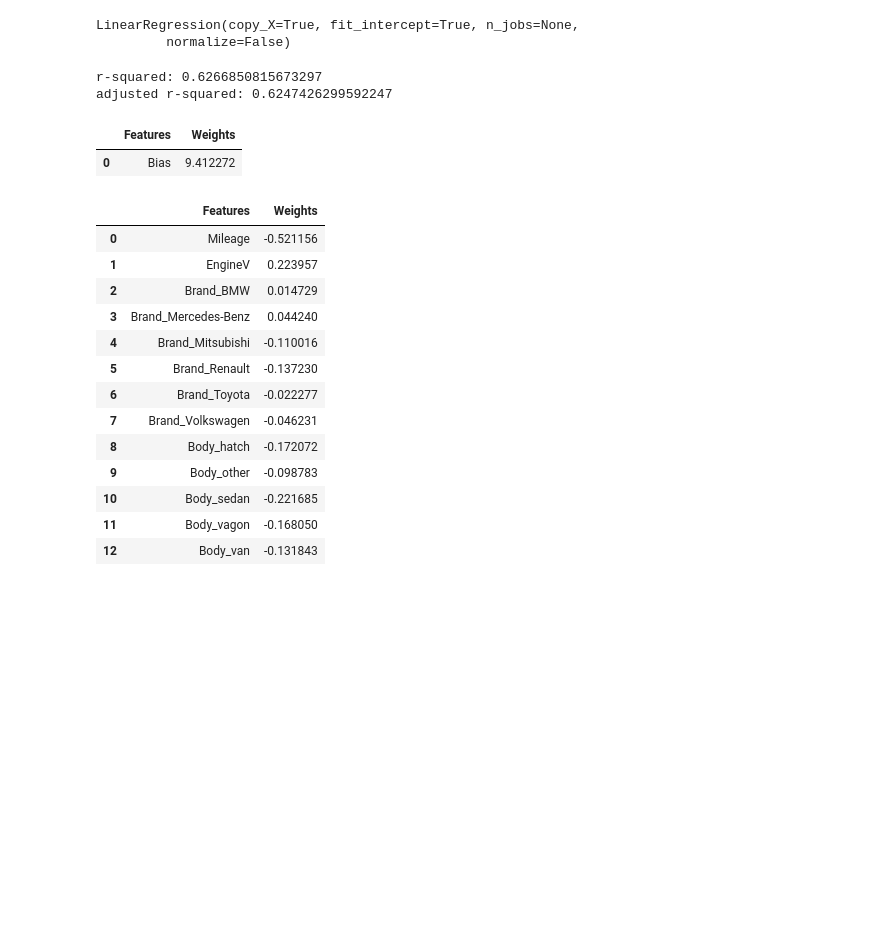
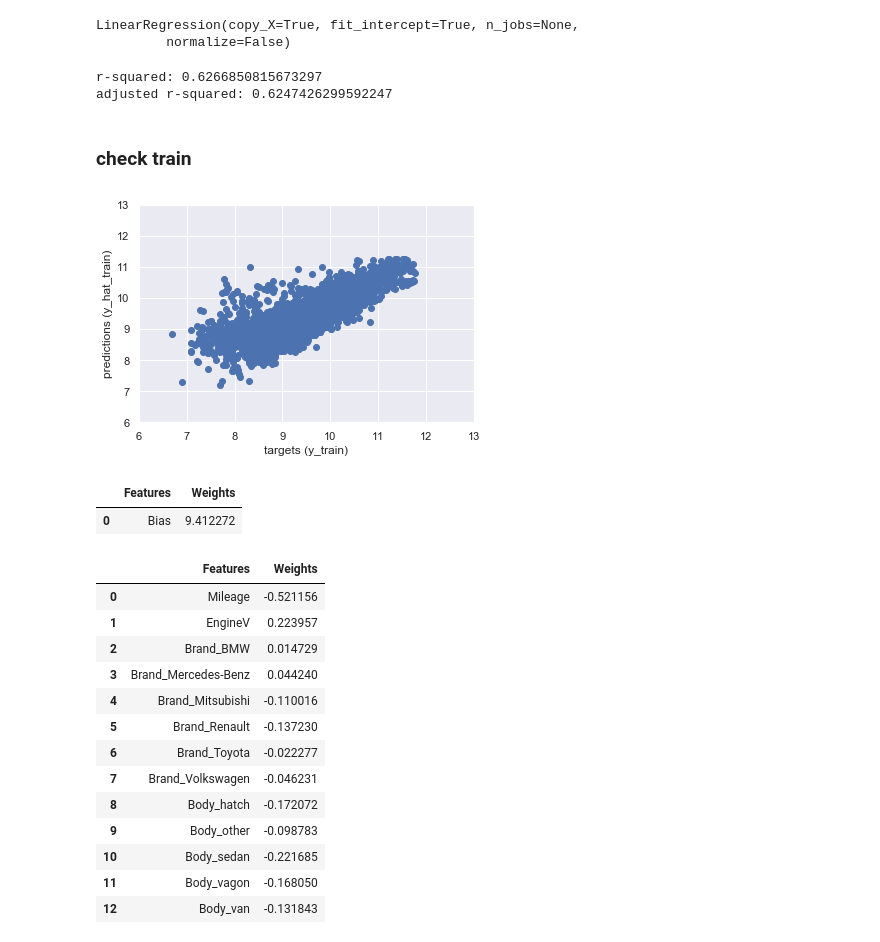
Before and after one commit to tansudasli/analytics-sandbox, a Jupyter notebook: car_sales_lineer_regression.ipynb, the cells around one changed output. Drawn from its saved outputs; the diff is of its cells as text; code cells hidden in the pictures; blank space fills up the shorter version.

```diff
--- a/car_sales_lineer_regression.ipynb
+++ b/car_sales_lineer_regression.ipynb
@@ -468,6 +469,23 @@ print('r-squared:', reg.score(x_train, y_train),
 # %% [output]
 r-squared: 0.6266850815673297
 adjusted r-squared: 0.6247426299592247
+# %% [markdown]
+### check train
+# %%
+y_hat_train = reg.predict(x_train)
+# %%
+plt.scatter(y_train, y_hat_train)
+plt.xlabel('targets (y_train)')
+plt.ylabel('predictions (y_hat_train)')
+
+plt.xlim(6,13)
+plt.ylim(6,13)
+
+plt.show()
+
+# 45 degrees means it is ok. below is not bad.
+# %% [output]
+[figure, added]
 # %%
 x = pd.DataFrame(data=[['Bias', reg.intercept_]],
                  columns=['Features', 'Weights'])
```
Also changed, not shown: parts of 12 cells of this notebook.
